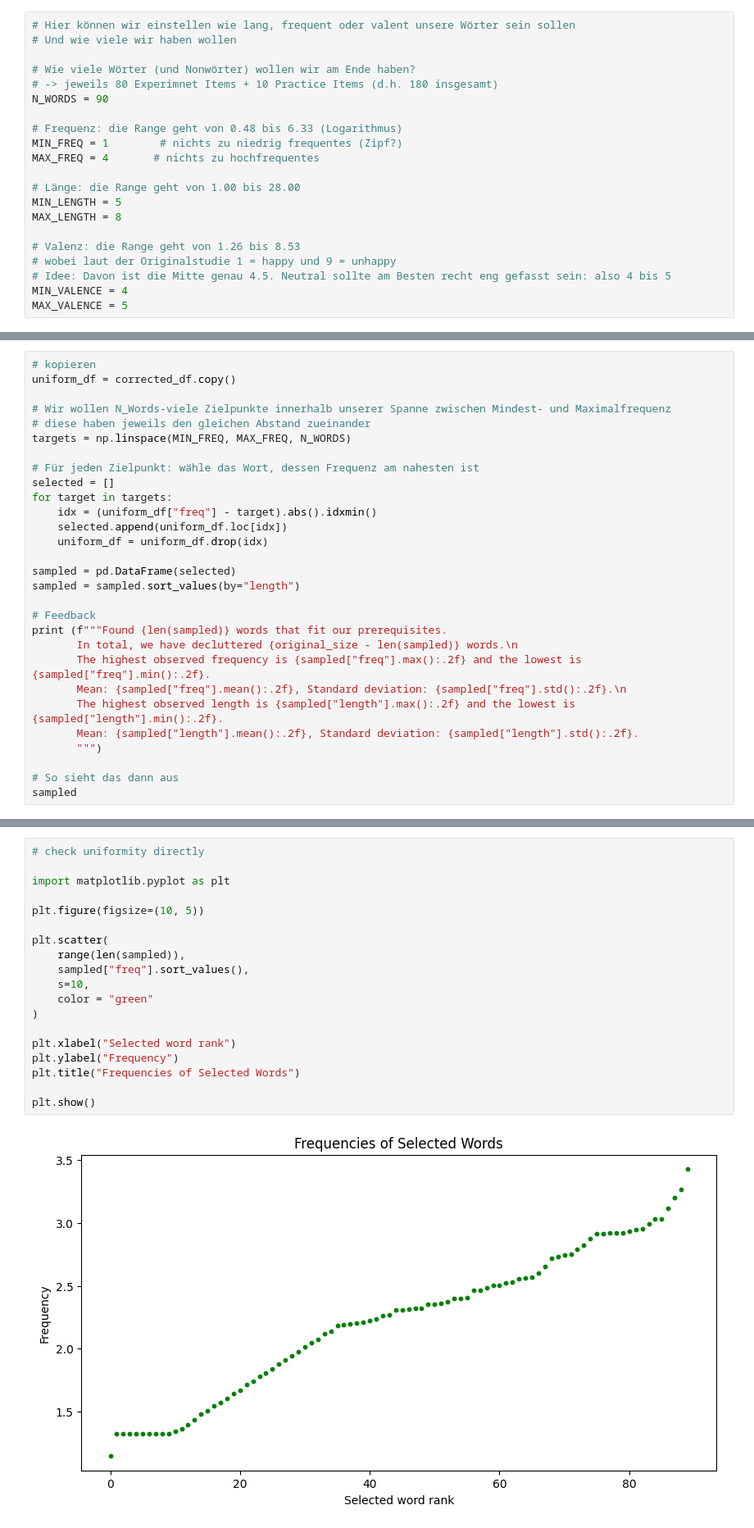
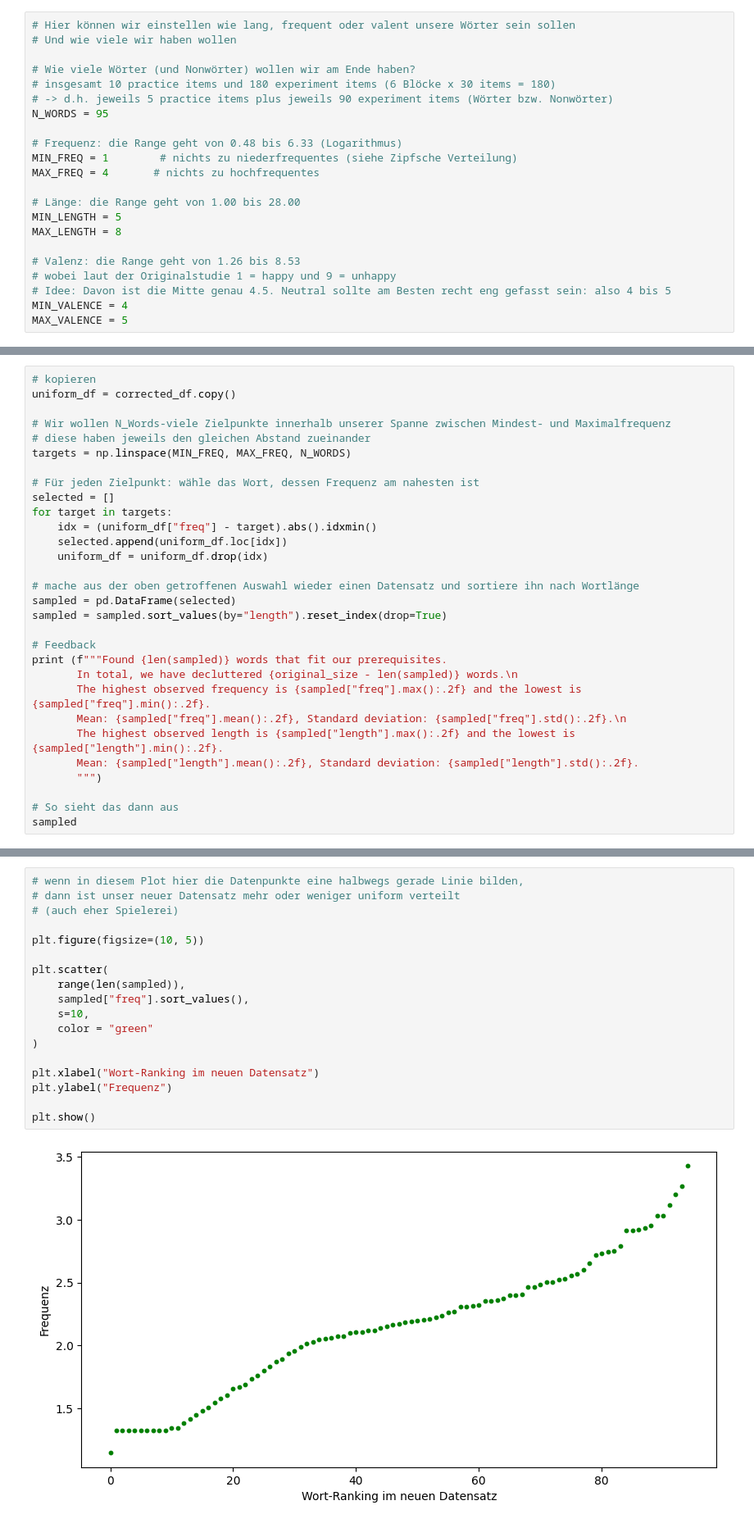
Before and after one commit to jasminorth/lang_emot_cognition, a Jupyter notebook: dataset_creation/dataset_creation.ipynb, the cells around one changed output, grey strips where cells are left out. Shown at 82% size. Saved outputs shown, nothing was run; the diff lists cells and outputs as text.

```diff
--- a/dataset_creation/dataset_creation.ipynb
+++ b/dataset_creation/dataset_creation.ipynb
@@ -62,11 +54,12 @@ True
 # Und wie viele wir haben wollen
 
 # Wie viele Wörter (und Nonwörter) wollen wir am Ende haben?
-# -> jeweils 80 Experimnet Items + 10 Practice Items (d.h. 180 insgesamt)
-N_WORDS = 90
+# insgesamt 10 practice items und 180 experiment items (6 Blöcke x 30 items = 180)
+# -> d.h. jeweils 5 practice items plus jeweils 90 experiment items (Wörter bzw. Nonwörter)
+N_WORDS = 95
 
 # Frequenz: die Range geht von 0.48 bis 6.33 (Logarithmus)
-MIN_FREQ = 1        # nichts zu niedrig frequentes (Zipf?)
+MIN_FREQ = 1        # nichts zu niederfrequentes (siehe Zipfsche Verteilung)
 MAX_FREQ = 4       # nichts zu hochfrequentes
 
 # Länge: die Range geht von 1.00 bis 28.00
@@ -757,8 +763,9 @@ for target in targets:
     selected.append(uniform_df.loc[idx])
     uniform_df = uniform_df.drop(idx)
 
+# mache aus der oben getroffenen Auswahl wieder einen Datensatz und sortiere ihn nach Wortlänge
 sampled = pd.DataFrame(selected)
-sampled = sampled.sort_values(by="length")
+sampled = sampled.sort_values(by="length").reset_index(drop=True)
 
 # Feedback
 print (f"""Found {len(sampled)} words that fit our prerequisites.
@@ -835,24 +841,23 @@ plt.show()
 # %%
-# check uniformity directly
-
-import matplotlib.pyplot as plt
+# wenn in diesem Plot hier die Datenpunkte eine halbwegs gerade Linie bilden,
+# dann ist unser neuer Datensatz mehr oder weniger uniform verteilt
+# (auch eher Spielerei)
 
 plt.figure(figsize=(10, 5))
 
 plt.scatter(
     range(len(sampled)),
     sampled["freq"].sort_values(),
     s=10,
     color = "green"
 )
 
-plt.xlabel("Selected word rank")
-plt.ylabel("Frequency")
-plt.title("Frequencies of Selected Words")
+plt.xlabel("Wort-Ranking im neuen Datensatz")
+plt.ylabel("Frequenz")
 
 plt.show()
 # %% [output]
-[figure, old version]
+[figure, new version]
 # %% [markdown]
 ## Nicht-Wörter
 
```
Also changed, not shown: parts of 32 cells of this notebook, 3 other files.
